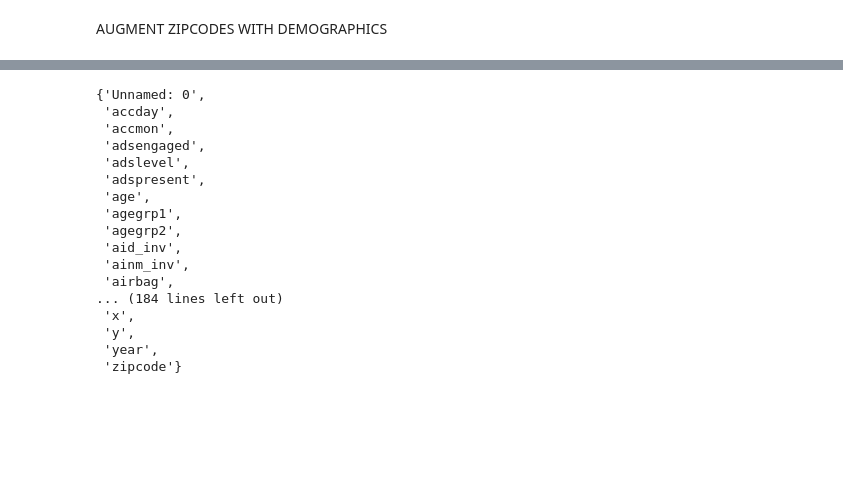
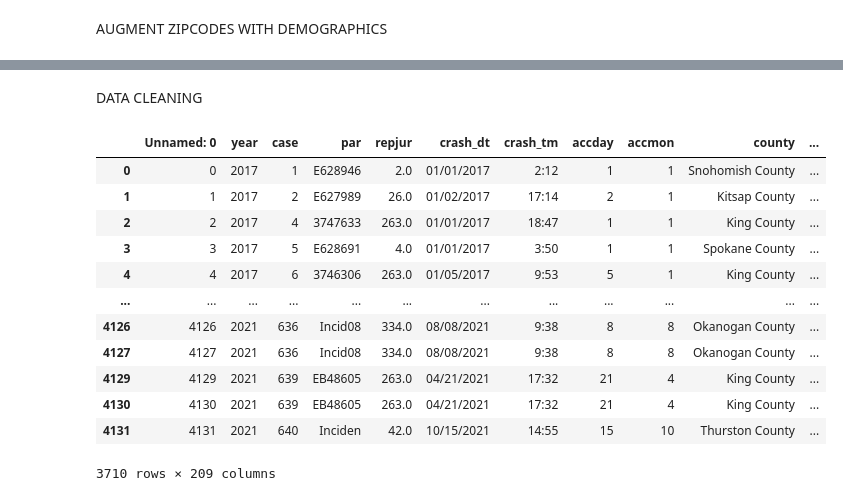
Before and after one commit to osullik/ic23050, a Jupyter notebook: IC23_analysis.ipynb, the cells around one changed output, grey strips where cells are left out. Saved outputs shown, nothing was run; the diff lists cells and outputs as text; code cells hidden in the pictures; blank space fills up the shorter version.

Commit message:
Cleaned up invalid zipcodes

```diff
--- a/IC23_analysis.ipynb
+++ b/IC23_analysis.ipynb
@@ -165,20 +145,29 @@ orig_data_with_zip
-# %%
-set(orig_data_with_zip.columns)
-# %% [output]
-{'Unnamed: 0',
- 'accday',
- 'accmon',
- 'adsengaged',
- 'adslevel',
- 'adspresent',
- 'age',
- 'agegrp1',
- 'agegrp2',
- 'aid_inv',
- 'ainm_inv',
- 'airbag',
-... (184 lines left out)
- 'x',
- 'y',
- 'year',
- 'zipcode'}
+# %% [markdown]
+DATA CLEANING
+# %%
+# Drop any columns or rows with more than 50% Nans
+orig_data_with_zip.dropna(thresh=len(orig_data_with_zip.index)*0.5, axis=1, inplace=True)
+orig_data_with_zip.dropna(thresh=len(orig_data_with_zip.columns)*0.5, axis=0, inplace=True)
+
+# Drop any rows with invalid zipcode (not 5 digits)
+tmp = orig_data_with_zip.astype({'zipcode':'str'})
+mask = (tmp['zipcode'].str.len() == 5)
+orig_data_with_zip = orig_data_with_zip.loc[mask]
+
+# More cleaning here ...
+
+orig_data_with_zip
+# %% [output]
+|  | Unnamed: 0 | year | case | par | repjur | crash_dt | crash_tm | accday | accmon | county | ... |
+| 0 | 0 | 2017 | 1 | E628946 | 2.0 | 01/01/2017 | 2:12 | 1 | 1 | Snohomish County | ... |
+| 1 | 1 | 2017 | 2 | E627989 | 26.0 | 01/02/2017 | 17:14 | 2 | 1 | Kitsap County | ... |
+| 2 | 2 | 2017 | 4 | 3747633 | 263.0 | 01/01/2017 | 18:47 | 1 | 1 | King County | ... |
+| 3 | 3 | 2017 | 5 | E628691 | 4.0 | 01/01/2017 | 3:50 | 1 | 1 | Spokane County | ... |
+| 4 | 4 | 2017 | 6 | 3746306 | 263.0 | 01/05/2017 | 9:53 | 5 | 1 | King County | ... |
+| ... | ... | ... | ... | ... | ... | ... | ... | ... | ... | ... | ... |
+| 4126 | 4126 | 2021 | 636 | Incid08 | 334.0 | 08/08/2021 | 9:38 | 8 | 8 | Okanogan County | ... |
+| 4127 | 4127 | 2021 | 636 | Incid08 | 334.0 | 08/08/2021 | 9:38 | 8 | 8 | Okanogan County | ... |
+| 4129 | 4129 | 2021 | 639 | EB48605 | 263.0 | 04/21/2021 | 17:32 | 21 | 4 | King County | ... |
+| 4130 | 4130 | 2021 | 639 | EB48605 | 263.0 | 04/21/2021 | 17:32 | 21 | 4 | King County | ... |
+| 4131 | 4131 | 2021 | 640 | Inciden | 42.0 | 10/15/2021 | 14:55 | 15 | 10 | Thurston County | ... |
+3710 rows × 209 columns
```
Also changed, not shown: parts of 2 cells of this notebook.
